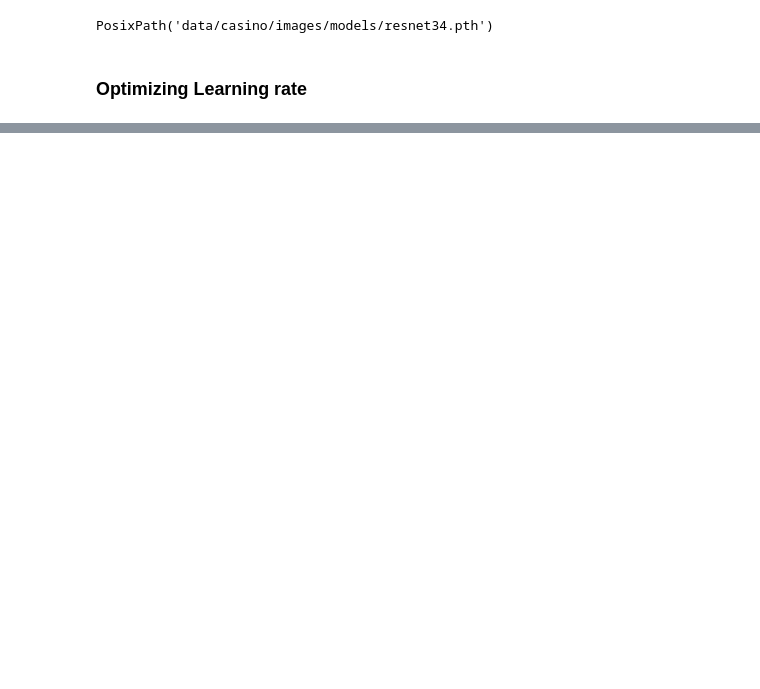
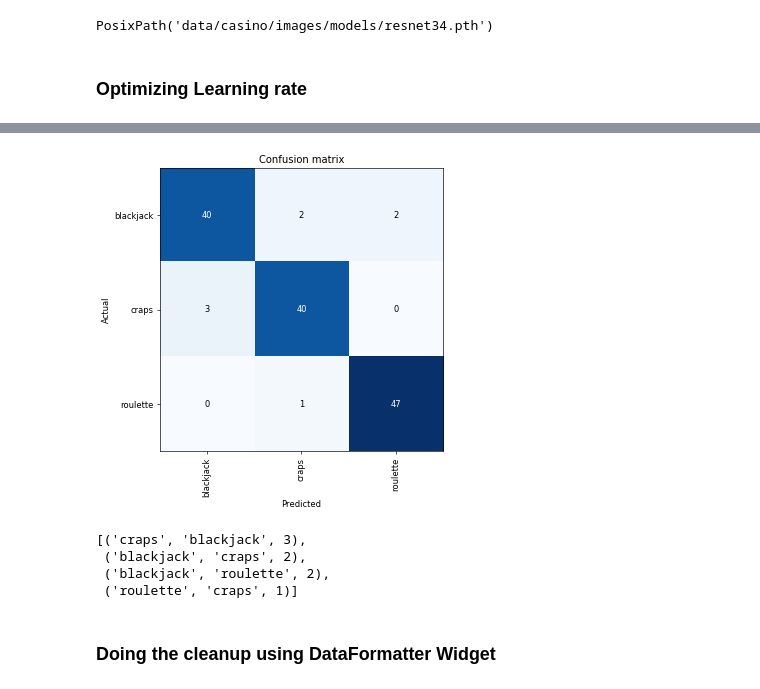
Before and after one commit to mdalvi/fast-ai-lessons, a Jupyter notebook: course-v3/nbs/dl1/lesson2_exercise.ipynb, the cells around one changed output, grey strips where cells are left out. Cells and saved outputs as stored; diff of their text form; code cells hidden in the pictures; blank space fills up the shorter version.

```diff
--- a/course-v3/nbs/dl1/lesson2_exercise.ipynb
+++ b/course-v3/nbs/dl1/lesson2_exercise.ipynb
@@ -159,0 +180,13 @@ learn.recorder.plot_losses()
+# %%
+cls_interpreter.plot_confusion_matrix(figsize=(6,6), dpi=60)
+# %% [output]
+[figure, added]
+# %%
+cls_interpreter.most_confused(min_val=1)
+# %% [output]
+[('craps', 'blackjack', 3),
+ ('blackjack', 'craps', 2),
+ ('blackjack', 'roulette', 2),
+ ('roulette', 'craps', 1)]
+# %% [markdown]
+### Doing the cleanup using DataFormatter Widget
```
Also changed, not shown: parts of 42 cells of this notebook, 1 other file.
